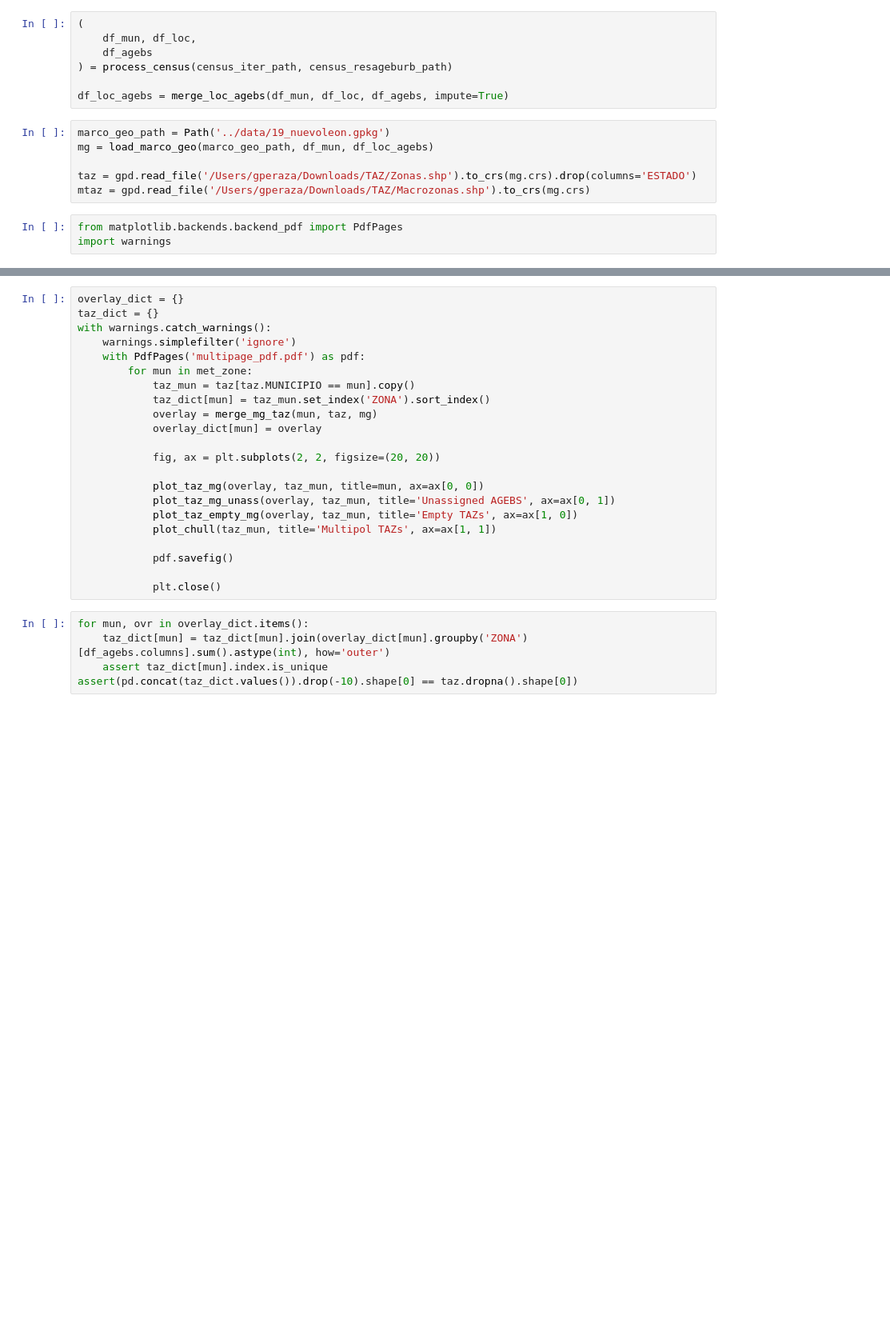
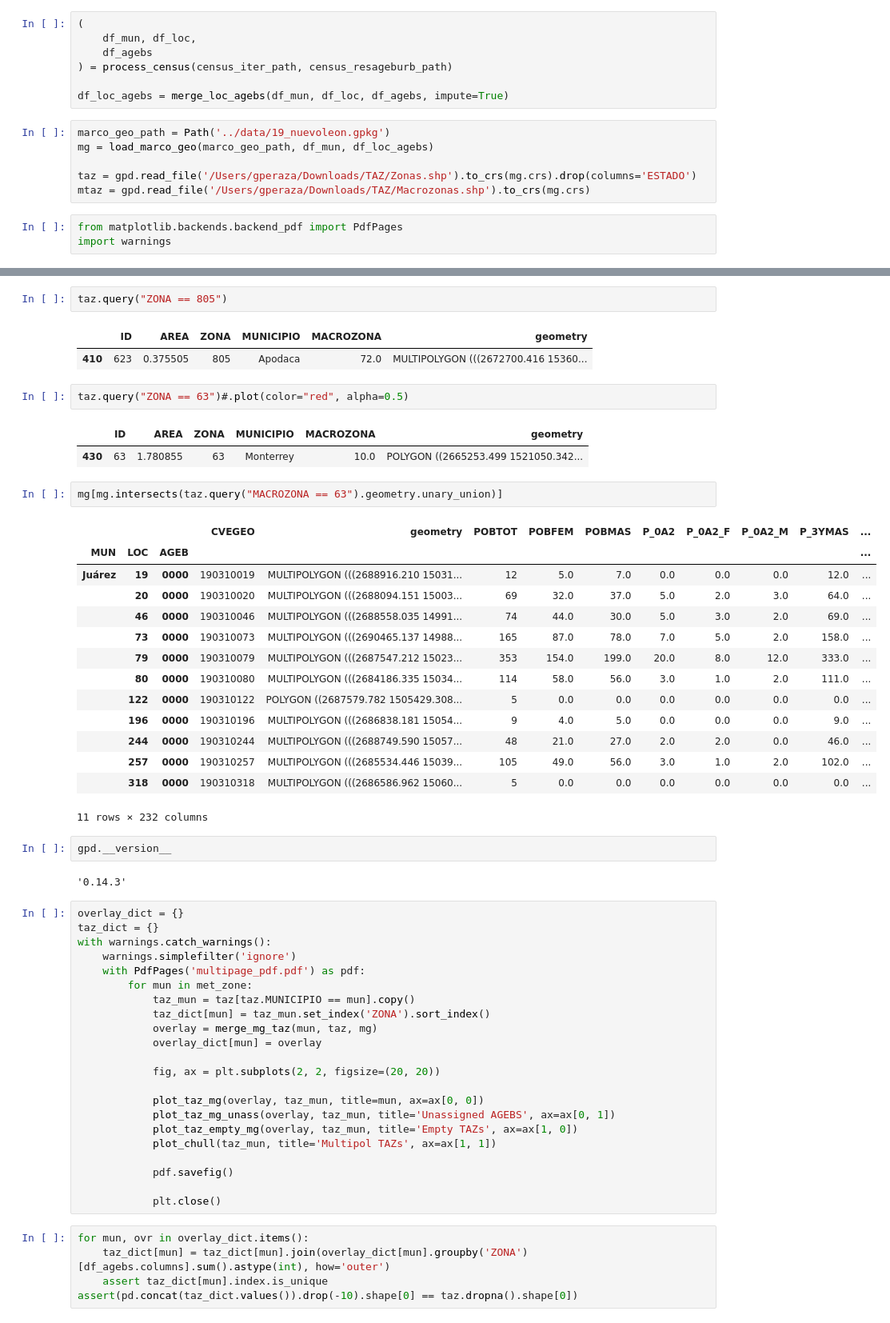
Before and after one commit to CentroFuturoCiudades/population-synthesis, a Jupyter notebook: notebooks/TAZ.ipynb, the cells around one changed output, grey strips where cells are left out. Shown: that part at 80% size. Cells and saved outputs as stored; diff of their text form; blank space fills up the shorter version.

```diff
--- a/notebooks/TAZ.ipynb
+++ b/notebooks/TAZ.ipynb
@@ -56,3 +67,34 @@ import warnings
+# %%
+taz.query("ZONA == 805")
+# %% [output]
+|  | ID | AREA | ZONA | MUNICIPIO | MACROZONA | geometry |
+| 410 | 623 | 0.375505 | 805 | Apodaca | 72.0 | MULTIPOLYGON (((2672700.416 15360... |
+# %%
+taz.query("ZONA == 63")#.plot(color="red", alpha=0.5)
+# %% [output]
+|  | ID | AREA | ZONA | MUNICIPIO | MACROZONA | geometry |
+| 430 | 63 | 1.780855 | 63 | Monterrey | 10.0 | POLYGON ((2665253.499 1521050.342... |
+# %%
+mg[mg.intersects(taz.query("MACROZONA == 63").geometry.unary_union)]
+# %% [output]
+|  |  |  | CVEGEO | geometry | POBTOT | POBFEM | POBMAS | P_0A2 | P_0A2_F | P_0A2_M | P_3YMAS | ... |
+| MUN | LOC | AGEB |  |  |  |  |  |  |  |  |  | ... |
+| Juárez | 19 | 0000 | 190310019 | MULTIPOLYGON (((2688916.210 15031... | 12 | 5.0 | 7.0 | 0.0 | 0.0 | 0.0 | 12.0 | ... |
+|  | 20 | 0000 | 190310020 | MULTIPOLYGON (((2688094.151 15003... | 69 | 32.0 | 37.0 | 5.0 | 2.0 | 3.0 | 64.0 | ... |
+|  | 46 | 0000 | 190310046 | MULTIPOLYGON (((2688558.035 14991... | 74 | 44.0 | 30.0 | 5.0 | 3.0 | 2.0 | 69.0 | ... |
+|  | 73 | 0000 | 190310073 | MULTIPOLYGON (((2690465.137 14988... | 165 | 87.0 | 78.0 | 7.0 | 5.0 | 2.0 | 158.0 | ... |
+|  | 79 | 0000 | 190310079 | MULTIPOLYGON (((2687547.212 15023... | 353 | 154.0 | 199.0 | 20.0 | 8.0 | 12.0 | 333.0 | ... |
+|  | 80 | 0000 | 190310080 | MULTIPOLYGON (((2684186.335 15034... | 114 | 58.0 | 56.0 | 3.0 | 1.0 | 2.0 | 111.0 | ... |
+|  | 122 | 0000 | 190310122 | POLYGON ((2687579.782 1505429.308... | 5 | 0.0 | 0.0 | 0.0 | 0.0 | 0.0 | 0.0 | ... |
+|  | 196 | 0000 | 190310196 | MULTIPOLYGON (((2686838.181 15054... | 9 | 4.0 | 5.0 | 0.0 | 0.0 | 0.0 | 9.0 | ... |
+|  | 244 | 0000 | 190310244 | MULTIPOLYGON (((2688749.590 15057... | 48 | 21.0 | 27.0 | 2.0 | 2.0 | 0.0 | 46.0 | ... |
+|  | 257 | 0000 | 190310257 | MULTIPOLYGON (((2685534.446 15039... | 105 | 49.0 | 56.0 | 3.0 | 1.0 | 2.0 | 102.0 | ... |
+|  | 318 | 0000 | 190310318 | MULTIPOLYGON (((2686586.962 15060... | 5 | 0.0 | 0.0 | 0.0 | 0.0 | 0.0 | 0.0 | ... |
+11 rows × 232 columns
+# %%
+gpd.__version__
+# %% [output]
+'0.14.3'
 # %%
 overlay_dict = {}
 taz_dict = {}
```
Also changed, not shown: parts of 4 cells of this notebook, 4 other files.
